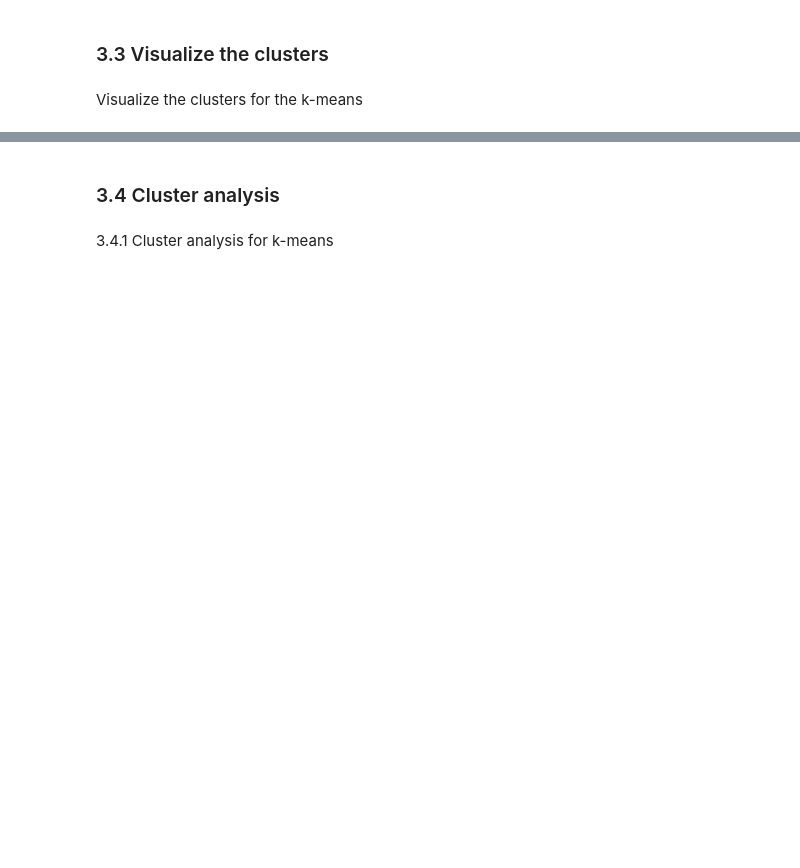
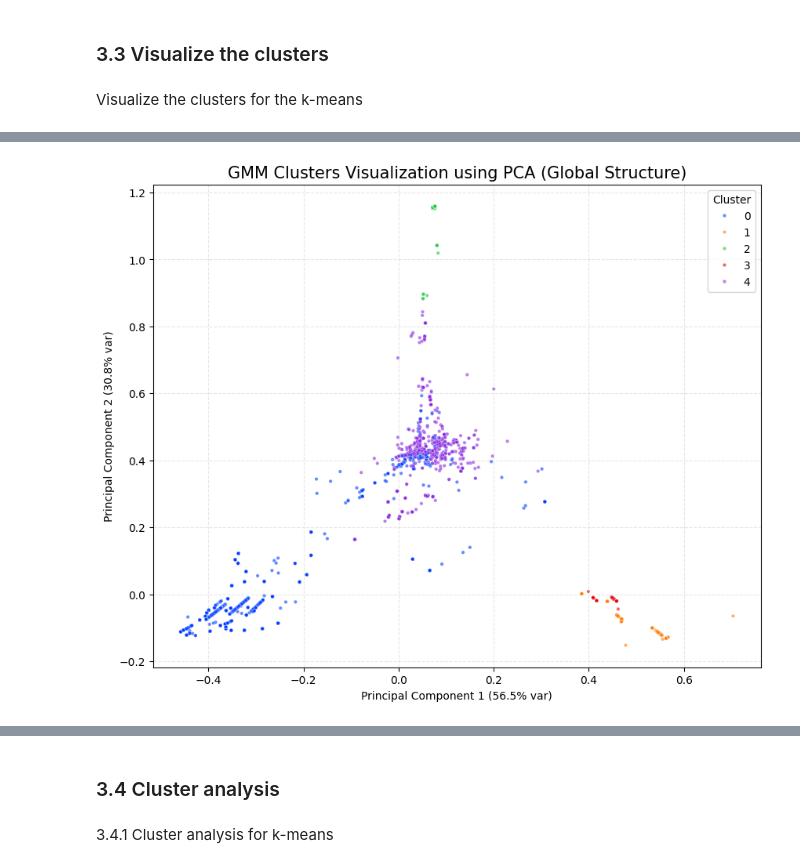
Before and after one commit to SteLib/ML-ssh-session-classifier, a Jupyter notebook: section_3_unsupervised_learning.ipynb, the cells around one changed output, grey strips where cells are left out. Cells and saved outputs as stored; diff of their text form; code cells hidden in the pictures; blank space fills up the shorter version.

```diff
--- a/section_3_unsupervised_learning.ipynb
+++ b/section_3_unsupervised_learning.ipynb
@@ -643,0 +637,94 @@ print("\n>>> VISUALIZATION COMPLETE")
+# %%
+import matplotlib.pyplot as plt
+import seaborn as sns
+import pandas as pd
+import numpy as np
+import joblib as jl
+from sklearn.decomposition import PCA
+from sklearn.manifold import TSNE
+
+print("=== 3.4 VISUALIZATION OF GMM CLUSTERS ===")
+
+# --- 1. LOAD DATA & LABELS ---
+try:
+    X_reduced = jl.load('X_reduced_matrix.pkl')
+    labels = jl.load('gmm_labels.pkl')
+    print(f"1. Data loaded: {X_reduced.shape}")
+    print(f"   Labels loaded: {labels.shape}")
+except FileNotFoundError:
+    raise FileNotFoundError("Error: Run previous steps (SVD + GMM) first.")
+
+# Define color palette (Automatically detects number of clusters)
+unique_labels = np.unique(labels)
+n_clusters = len(unique_labels)
+palette = sns.color_palette("bright", n_clusters)
+print(f"   (Detected {n_clusters} clusters for coloring)")
+
+# --- 2. VISUALIZATION A: PCA (Global Structure) ---
+print("\n2. Computing PCA (2 Components) for Global Visualization...")
+pca = PCA(n_components=2, random_state=42)
+X_pca = pca.fit_transform(X_reduced)
+
+# Create DataFrame for Plotting
+df_pca = pd.DataFrame(X_pca, columns=['PC1', 'PC2'])
+df_pca['Cluster'] = labels
+
+# Plot PCA
+plt.figure(figsize=(10, 8))
+sns.scatterplot(
+    x='PC1', y='PC2',
+    hue='Cluster',
+    palette=palette,
+    data=df_pca,
+    legend="full",
+    alpha=0.6,
+    s=10 # dot size
+)
+plt.title('GMM Clusters Visualization using PCA (Global Structure)', fontsize=15)
+plt.xlabel(f'Principal Component 1 ({pca.explained_variance_ratio_[0]:.1%} var)')
+plt.ylabel(f'Principal Component 2 ({pca.explained_variance_ratio_[1]:.1%} var)')
+plt.grid(True, linestyle='--', alpha=0.3)
+plt.show()
+
+# --- 3. VISUALIZATION B: t-SNE (Local Structure) ---
+print("\n3. Computing t-SNE for Local Structure Analysis...")
+# We use a representative subsample (10k points) to visualize density and separation.
+sample_size = 10000
+rng = np.random.RandomState(42)
+
+# Ensure we don't sample more than available rows
+if X_reduced.shape[0] > sample_size:
+    indices = rng.choice(X_reduced.shape[0], sample_size, replace=False)
+    X_sample = X_reduced[indices]
+    y_sample = labels[indices]
+else:
+    X_sample = X_reduced
+    y_sample = labels
+
+print(f"   -> Running t-SNE on {X_sample.shape[0]} samples.")
+tsne = TSNE(n_components=2, random_state=42, n_jobs=-1, perplexity=30)
+X_tsne = tsne.fit_transform(X_sample)
+
+# Create DataFrame for Plotting
+df_tsne = pd.DataFrame(X_tsne, columns=['Dim1', 'Dim2'])
+df_tsne['Cluster'] = y_sample
+
+# Plot t-SNE
+plt.figure(figsize=(10, 8))
+sns.scatterplot(
+    x='Dim1', y='Dim2',
+    hue='Cluster',
+    palette=palette,
+    data=df_tsne,
+    legend="full",
+    alpha=0.7,
+    s=15
+)
+plt.title(f'GMM Clusters Visualization using t-SNE (Subsample N={X_sample.shape[0]})', fontsize=15)
+plt.xlabel('t-SNE Dimension 1')
+plt.ylabel('t-SNE Dimension 2')
+plt.grid(True, linestyle='--', alpha=0.3)
+plt.show()
+
+print("\n>>> VISUALIZATION COMPLETE")
+# %% [output]
@@ -643,0 +737 @@ print("\n>>> VISUALIZATION COMPLETE")
+[figure, added]
```
Also changed, not shown: parts of 19 cells of this notebook, 3 other files.
